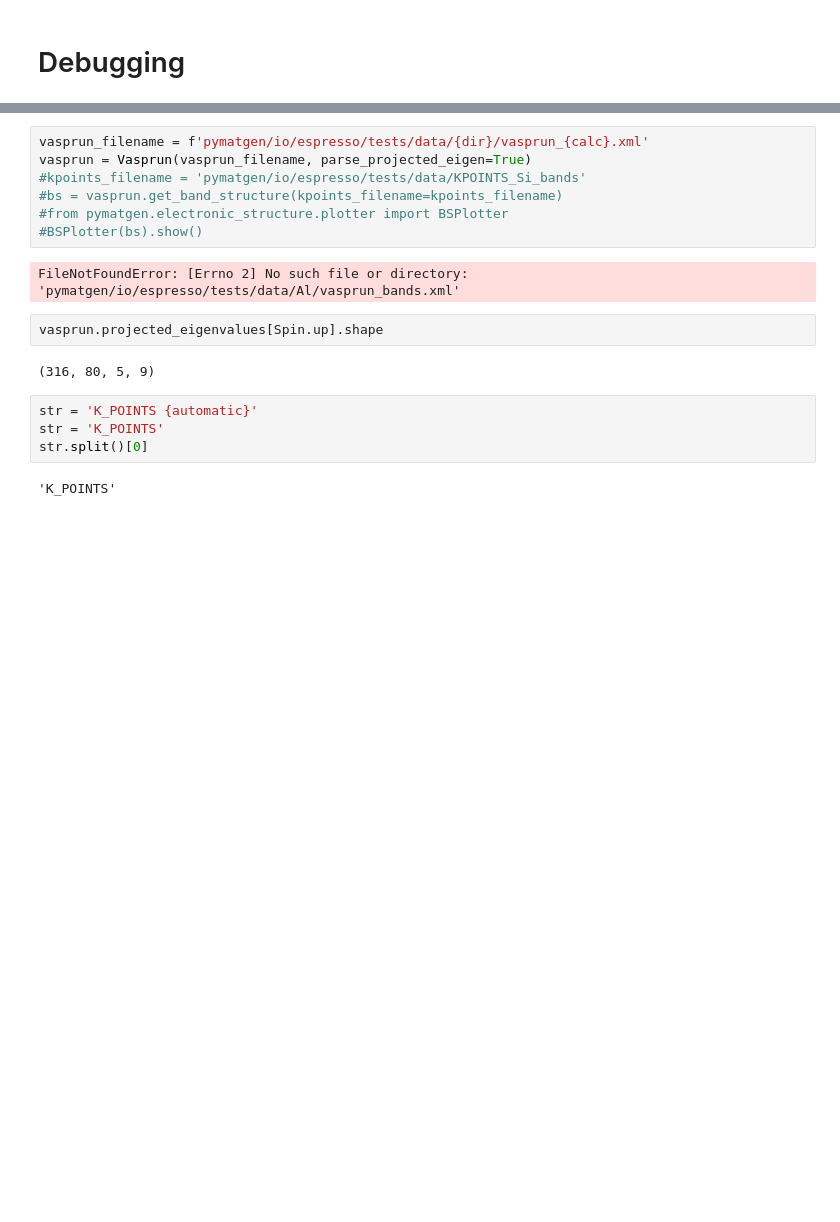
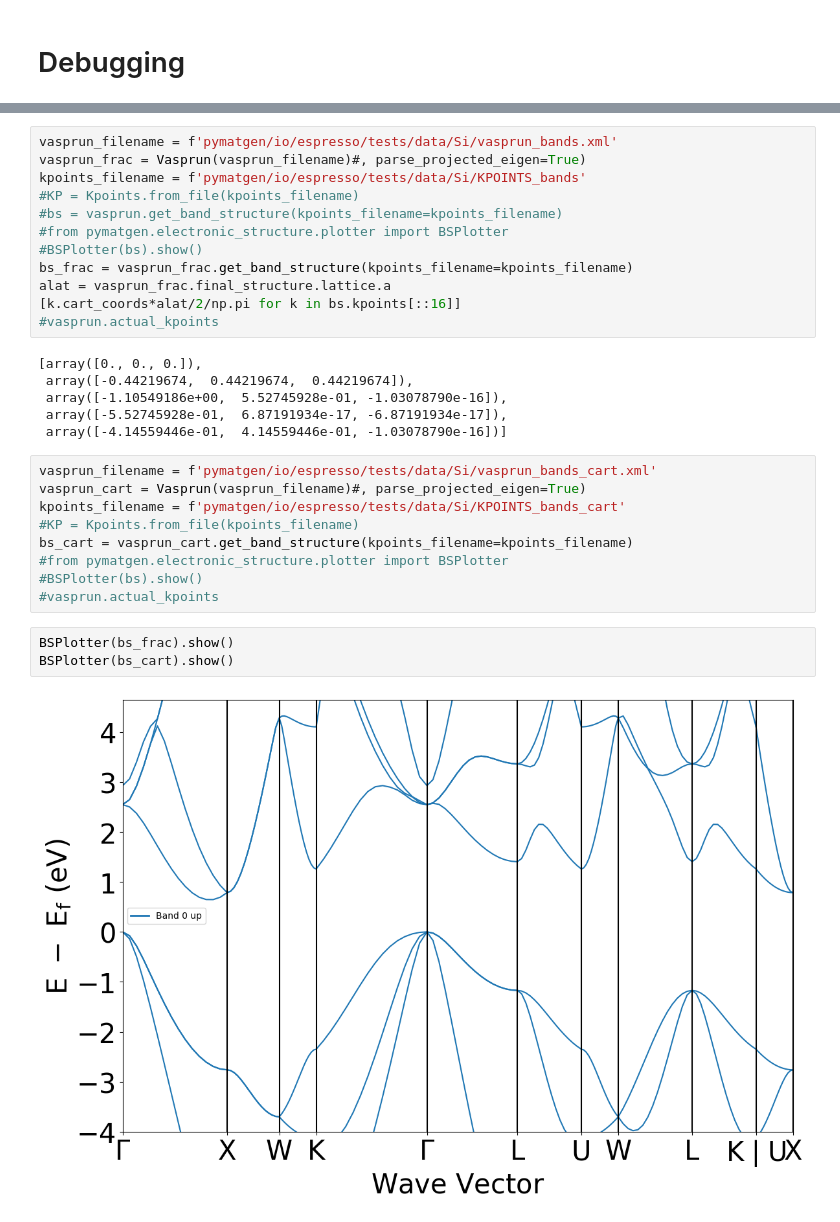
Before and after one commit to Griffin-Group/pymatgen-io-espresso, a Jupyter notebook: debug.ipynb, the cells around one changed output, grey strips where cells are left out. Drawn from its saved outputs; the diff is of its cells as text; blank space fills up the shorter version.

Commit message:
Update test data

```diff
--- a/debug.ipynb
+++ b/debug.ipynb
@@ -137,19 +172,32 @@ data['input']['spin']
+# %%
+vasprun_filename = f'pymatgen/io/espresso/tests/data/Si/vasprun_bands.xml'
+vasprun_frac = Vasprun(vasprun_filename)#, parse_projected_eigen=True)
+kpoints_filename = f'pymatgen/io/espresso/tests/data/Si/KPOINTS_bands'
+#KP = Kpoints.from_file(kpoints_filename)
+#bs = vasprun.get_band_structure(kpoints_filename=kpoints_filename)
+#from pymatgen.electronic_structure.plotter import BSPlotter
+#BSPlotter(bs).show()
+bs_frac = vasprun_frac.get_band_structure(kpoints_filename=kpoints_filename)
+alat = vasprun_frac.final_structure.lattice.a
+[k.cart_coords*alat/2/np.pi for k in bs.kpoints[::16]]
+#vasprun.actual_kpoints
+# %% [output]
+[array([0., 0., 0.]),
+ array([-0.44219674,  0.44219674,  0.44219674]),
+ array([-1.10549186e+00,  5.52745928e-01, -1.03078790e-16]),
+ array([-5.52745928e-01,  6.87191934e-17, -6.87191934e-17]),
+ array([-4.14559446e-01,  4.14559446e-01, -1.03078790e-16])]
 # %%
-vasprun_filename = f'pymatgen/io/espresso/tests/data/{dir}/vasprun_{calc}.xml'
-vasprun = Vasprun(vasprun_filename, parse_projected_eigen=True)
-#kpoints_filename = 'pymatgen/io/espresso/tests/data/KPOINTS_Si_bands'
-#bs = vasprun.get_band_structure(kpoints_filename=kpoints_filename)
+vasprun_filename = f'pymatgen/io/espresso/tests/data/Si/vasprun_bands_cart.xml'
+vasprun_cart = Vasprun(vasprun_filename)#, parse_projected_eigen=True)
+kpoints_filename = f'pymatgen/io/espresso/tests/data/Si/KPOINTS_bands_cart'
+#KP = Kpoints.from_file(kpoints_filename)
+bs_cart = vasprun_cart.get_band_structure(kpoints_filename=kpoints_filename)
 #from pymatgen.electronic_structure.plotter import BSPlotter
 #BSPlotter(bs).show()
+#vasprun.actual_kpoints
-# %% [output]
-FileNotFoundError: [Errno 2] No such file or directory: 'pymatgen/io/espresso/tests/data/Al/vasprun_bands.xml'
-# %%
-vasprun.projected_eigenvalues[Spin.up].shape
-# %% [output]
-(316, 80, 5, 9)
-# %%
-str = 'K_POINTS {automatic}'
-str = 'K_POINTS'
-str.split()[0]
-# %% [output]
-'K_POINTS'
+# %%
+BSPlotter(bs_frac).show()
+BSPlotter(bs_cart).show()
+# %% [output]
+[figure, added]
```
Also changed, not shown: parts of 13 cells of this notebook, 5 other files.
